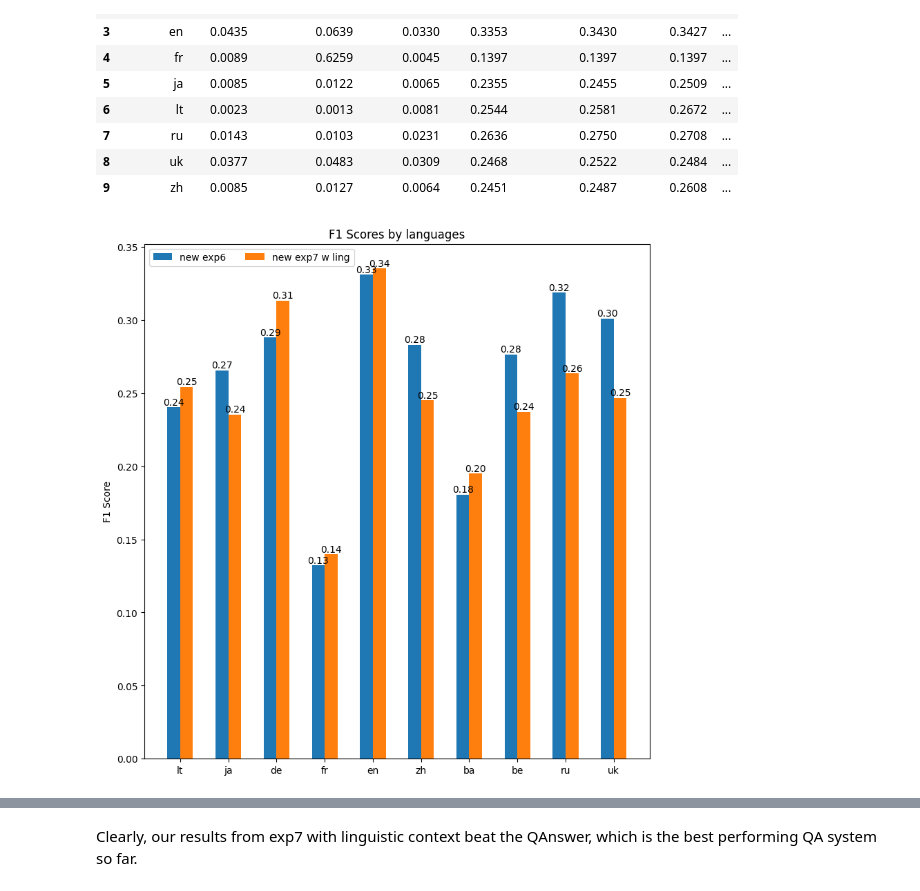
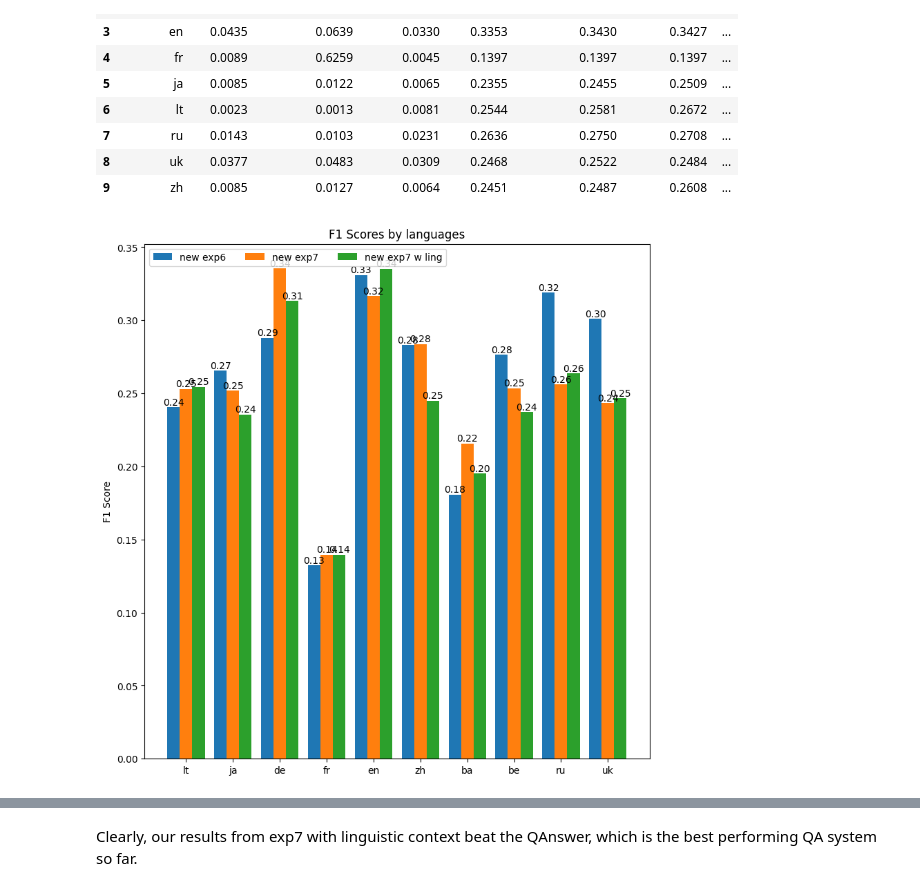
Before and after one commit to dice-group/MST5, a Jupyter notebook: notebooks/eval_results.ipynb, the cells around one changed output, grey strips where cells are left out. Saved outputs shown, nothing was run; the diff lists cells and outputs as text; code cells hidden in the pictures.

```diff
--- a/notebooks/eval_results.ipynb
+++ b/notebooks/eval_results.ipynb
@@ -831,12 +832,12 @@ new_exp7_w_ling
 # %%
 plot({
     "new exp6": new_mistake_exp6,
-    # "new exp7": new_exp7_wo_ling,
+    "new exp7": new_exp7_wo_ling,
     "new exp7 w ling": new_exp7_w_ling,
 },
 x_distance=1.5)
 # %% [output]
-[figure, old version]
+[figure, new version]
 # %%
 plot(
     {
```
Also changed, not shown: parts of 3 cells of this notebook, 1 other file.
